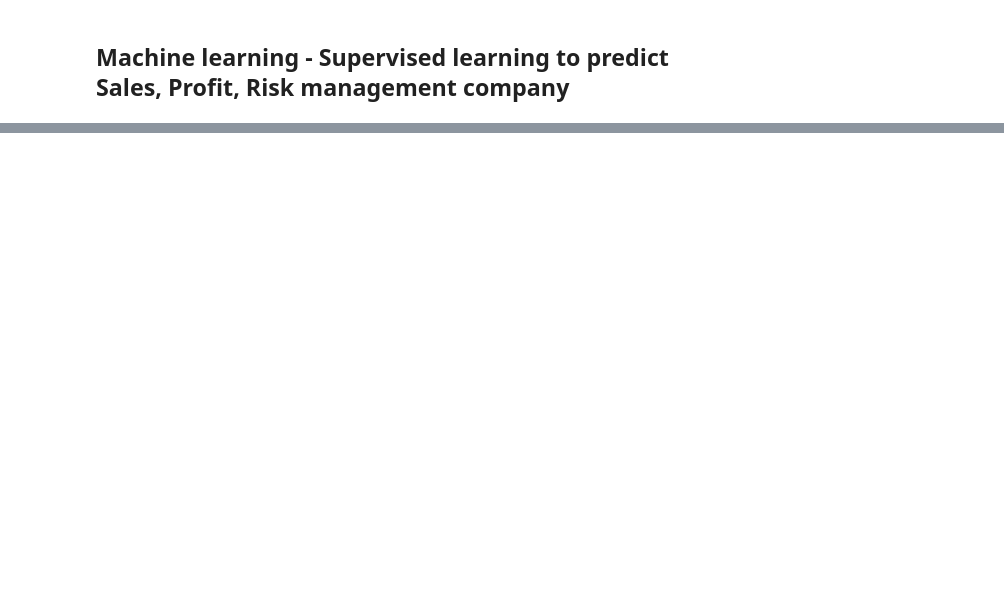
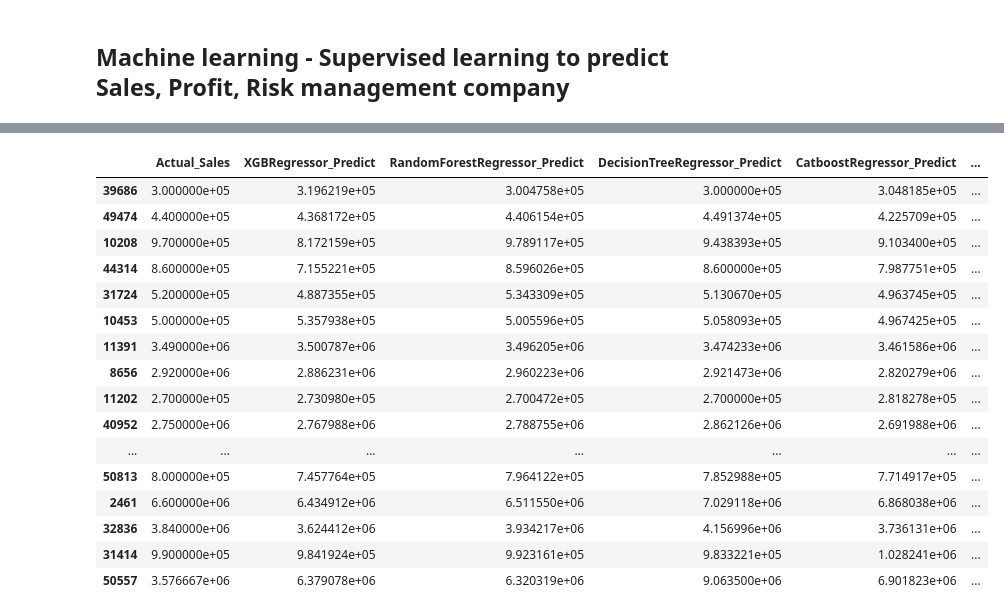
Before and after one commit to Mipjeiger/Supermarket-Sales, a Jupyter notebook: Production/EDA/01_EDA.ipynb, the cells around one changed output, grey strips where cells are left out. Drawn from its saved outputs; the diff is of its cells as text; code cells hidden in the pictures; blank space fills up the shorter version.

```diff
--- a/Production/EDA/01_EDA.ipynb
+++ b/Production/EDA/01_EDA.ipynb
@@ -613,0 +558,30 @@ df[num_cols.columns] = num_cols
+# %%
+# Apply log transformation to handle skewness
+y_train_log = np.log1p(y_train)
+
+# Initialize a clean evaluation Dataframe aligned
+df_eval = pd.DataFrame(index=y_test.index)
+df_eval['Actual_Sales'] = y_test
+
+# Loop through all trained models to predict and evaluate
+for model_name, model in trained_models.items():
+    print("=" * 80)
+    print(f"Retraining {model_name} with log-transformed target variable...")
+
+    model.fit(X_train_scaled, y_train_log)
+
+    y_pred_log = model.predict(X_test_scaled)
+    y_pred_actual = np.expm1(y_pred_log)  # Reverse log transformation
+
+    # Add predictions dynamically to the evaluation DataFrame
+    df_eval[f"{model_name}_Predict"] = y_pred_actual
+
+    # Calculate row-by-row variance metrics for this model
+    df_eval[f"{model_name}_Abs_Error"] = abs(df_eval['Actual_Sales'] - df_eval[f"{model_name}_Predict"])
+    df_eval[f"{model_name}_Error_Pct %"] = (df_eval[f"{model_name}_Abs_Error"] / df_eval['Actual_Sales']) * 100
+
+    print(f"✔ {model_name} processing complete.")
+
+print("\n" + "=" * 80)
+print("All models successfully retrained and evaluated! 🚀")
+print("=" * 80)
@@ -613,0 +605,20 @@ df[num_cols.columns] = num_cols
+# %%
+df_eval[['Actual_Sales', 'XGBRegressor_Predict', 'RandomForestRegressor_Predict', 'DecisionTreeRegressor_Predict', 'CatboostRegressor_Predict', 'XGBRegressor_Abs_Error', 'RandomForestRegressor_Abs_Error', 'DecisionTreeRegressor_Abs_Error', 'CatboostRegressor_Abs_Error', 'XGBRegressor_Error_Pct %', 'RandomForestRegressor_Error_Pct %', 'DecisionTreeRegressor_Error_Pct %', 'CatboostRegressor_Error_Pct %']].sample(20)
+# %% [output]
+|  | Actual_Sales | XGBRegressor_Predict | RandomForestRegressor_Predict | DecisionTreeRegressor_Predict | CatboostRegressor_Predict | ... |
+| 39686 | 3.000000e+05 | 3.196219e+05 | 3.004758e+05 | 3.000000e+05 | 3.048185e+05 | ... |
+| 49474 | 4.400000e+05 | 4.368172e+05 | 4.406154e+05 | 4.491374e+05 | 4.225709e+05 | ... |
+| 10208 | 9.700000e+05 | 8.172159e+05 | 9.789117e+05 | 9.438393e+05 | 9.103400e+05 | ... |
+| 44314 | 8.600000e+05 | 7.155221e+05 | 8.596026e+05 | 8.600000e+05 | 7.987751e+05 | ... |
+| 31724 | 5.200000e+05 | 4.887355e+05 | 5.343309e+05 | 5.130670e+05 | 4.963745e+05 | ... |
+| 10453 | 5.000000e+05 | 5.357938e+05 | 5.005596e+05 | 5.058093e+05 | 4.967425e+05 | ... |
+| 11391 | 3.490000e+06 | 3.500787e+06 | 3.496205e+06 | 3.474233e+06 | 3.461586e+06 | ... |
+| 8656 | 2.920000e+06 | 2.886231e+06 | 2.960223e+06 | 2.921473e+06 | 2.820279e+06 | ... |
+| 11202 | 2.700000e+05 | 2.730980e+05 | 2.700472e+05 | 2.700000e+05 | 2.818278e+05 | ... |
+| 40952 | 2.750000e+06 | 2.767988e+06 | 2.788755e+06 | 2.862126e+06 | 2.691988e+06 | ... |
+| ... | ... | ... | ... | ... | ... | ... |
+| 50813 | 8.000000e+05 | 7.457764e+05 | 7.964122e+05 | 7.852988e+05 | 7.714917e+05 | ... |
+| 2461 | 6.600000e+06 | 6.434912e+06 | 6.511550e+06 | 7.029118e+06 | 6.868038e+06 | ... |
+| 32836 | 3.840000e+06 | 3.624412e+06 | 3.934217e+06 | 4.156996e+06 | 3.736131e+06 | ... |
+| 31414 | 9.900000e+05 | 9.841924e+05 | 9.923161e+05 | 9.833221e+05 | 1.028241e+06 | ... |
+| 50557 | 3.576667e+06 | 6.379078e+06 | 6.320319e+06 | 9.063500e+06 | 6.901823e+06 | ... |
```
Also changed, not shown: parts of 20 cells of this notebook, 6 other files.
